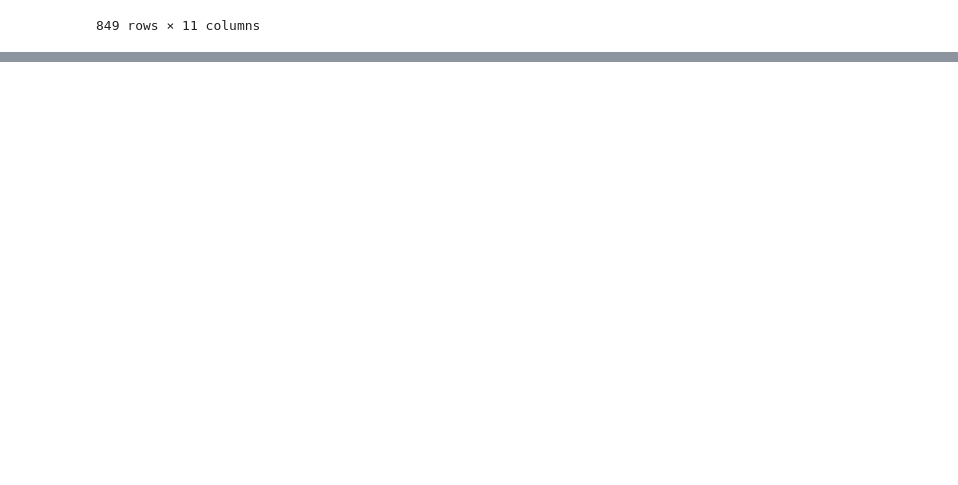
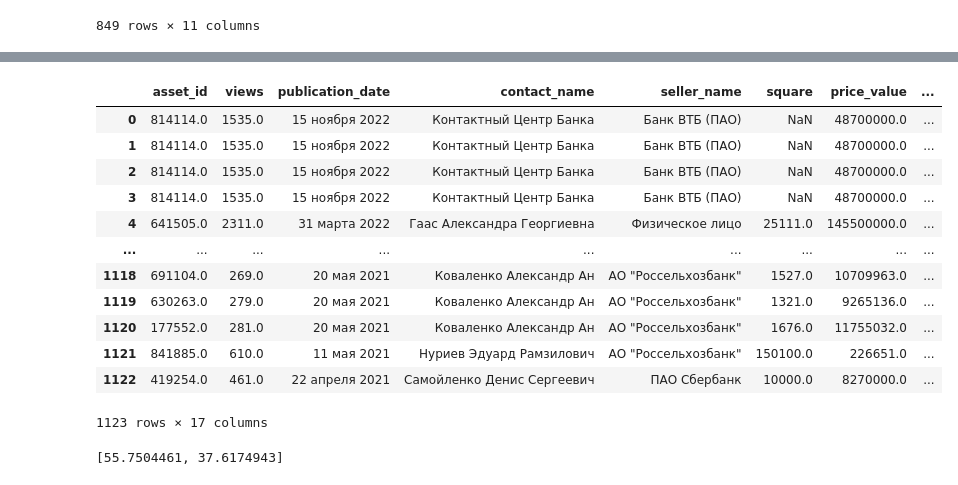
Before and after one commit to damnpav/liens_watching, a Jupyter notebook: data_eda17_01_23.ipynb, the cells around one changed output, grey strips where cells are left out. Saved outputs shown, nothing was run; the diff lists cells and outputs as text; code cells hidden in the pictures; blank space fills up the shorter version.

```diff
--- a/data_eda17_01_23.ipynb
+++ b/data_eda17_01_23.ipynb
@@ -252,0 +402,21 @@ lien_df  # добавили дистанцию
+# %%
+buf_df = lien_df[['asset_id', 'cadastral_geocode', 'region_geocode']].copy()
+buf_df = buf_df.dropna()
+buf_df = buf_df.loc[
+    (~buf_df['cadastral_geocode'].str.contains('bool')) & (~buf_df['region_geocode'].str.contains('bool'))]
+buf_df['cadastral_geocode'] = buf_df['cadastral_geocode'].apply(ast.literal_eval)
+buf_df['region_geocode'] = buf_df['region_geocode'].apply(ast.literal_eval)
+buf_df['distance'] = buf_df.apply(lambda x: geopy.distance.geodesic(x['cadastral_geocode'], x['region_geocode']).km,
+                                  axis=1)
+buf_df
+lien_df = lien_df.merge(buf_df[['asset_id', 'distance']], on='asset_id', how='left')
+# %%
+lien_df['geo_distance'] = ''
+for index, row in tqdm(lien_df.iterrows()):
+    if ('[' in str(row['cadastral_geocode'])) and ('[' in str(row['region_geocode'])):
+        cadastral_list = ast.literal_eval(row['cadastral_geocode'])  # какая-то здесь проблема - решить
+        region_list = ast.literal_eval(row['region_geocode'])
+        coords_1 = (cadastral_list[0], cadastral_list[1])
+        coords_2 = (region_list[0], region_list[1])
+        geo_distance = geopy.distance.geodesic(coords_1, coords_2).km
+        row['geo_distance'] = geo_distance
@@ -252,0 +425,32 @@ lien_df  # добавили дистанцию
+# %%
+def get_distance_to_moscow(row):
+    """
+    Function to get distance from point to Moscow
+    :param row:
+    :return:
+    """
+    if '[' in str(row['cadastral_geocode']):
+        return geopy.distance.geodesic([55.762322, 37.615069], ast.literal_eval(row['cadastral_geocode'])).km
+
+    if '[' in str(row['region_geocode']):
+        return geopy.distance.geodesic([55.762322, 37.615069], ast.literal_eval(row['region_geocode'])).km
+
+    return np.NaN
+# %%
+lien_df['km_to_msk'] = lien_df.apply(get_distance_to_moscow, axis=1)
+# %%
+lien_df
+# %% [output]
+|  | asset_id | views | publication_date | contact_name | seller_name | square | price_value | ... |
+| 0 | 814114.0 | 1535.0 | 15 ноября 2022 | Контактный Центр Банка | Банк ВТБ (ПАО) | NaN | 48700000.0 | ... |
+| 1 | 814114.0 | 1535.0 | 15 ноября 2022 | Контактный Центр Банка | Банк ВТБ (ПАО) | NaN | 48700000.0 | ... |
+| 2 | 814114.0 | 1535.0 | 15 ноября 2022 | Контактный Центр Банка | Банк ВТБ (ПАО) | NaN | 48700000.0 | ... |
+| 3 | 814114.0 | 1535.0 | 15 ноября 2022 | Контактный Центр Банка | Банк ВТБ (ПАО) | NaN | 48700000.0 | ... |
+| 4 | 641505.0 | 2311.0 | 31 марта 2022 | Гаас Александра Георгиевна | Физическое лицо | 25111.0 | 145500000.0 | ... |
+| ... | ... | ... | ... | ... | ... | ... | ... | ... |
+| 1118 | 691104.0 | 269.0 | 20 мая 2021 | Коваленко Александр Ан | АО "Россельхозбанк" | 1527.0 | 10709963.0 | ... |
+| 1119 | 630263.0 | 279.0 | 20 мая 2021 | Коваленко Александр Ан | АО "Россельхозбанк" | 1321.0 | 9265136.0 | ... |
+| 1120 | 177552.0 | 281.0 | 20 мая 2021 | Коваленко Александр Ан | АО "Россельхозбанк" | 1676.0 | 11755032.0 | ... |
+| 1121 | 841885.0 | 610.0 | 11 мая 2021 | Нуриев Эдуард Рамзилович | АО "Россельхозбанк" | 150100.0 | 226651.0 | ... |
+| 1122 | 419254.0 | 461.0 | 22 апреля 2021 | Самойленко Денис Сергеевич | ПАО Сбербанк | 10000.0 | 8270000.0 | ... |
+1123 rows × 17 columns
@@ -252,0 +462,4 @@ lien_df  # добавили дистанцию
+# %%
+list(geolocator.geocode("Москва").point[:2])
+# %% [output]
+[55.7504461, 37.6174943]
```
Also changed, not shown: parts of 54 cells of this notebook.
